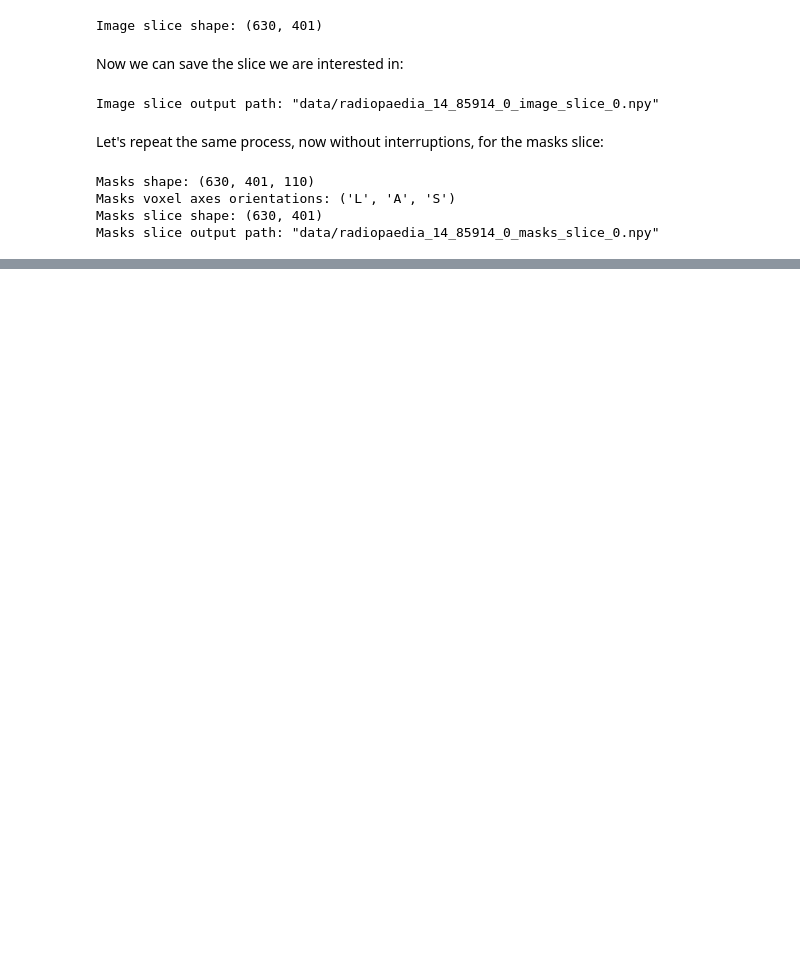
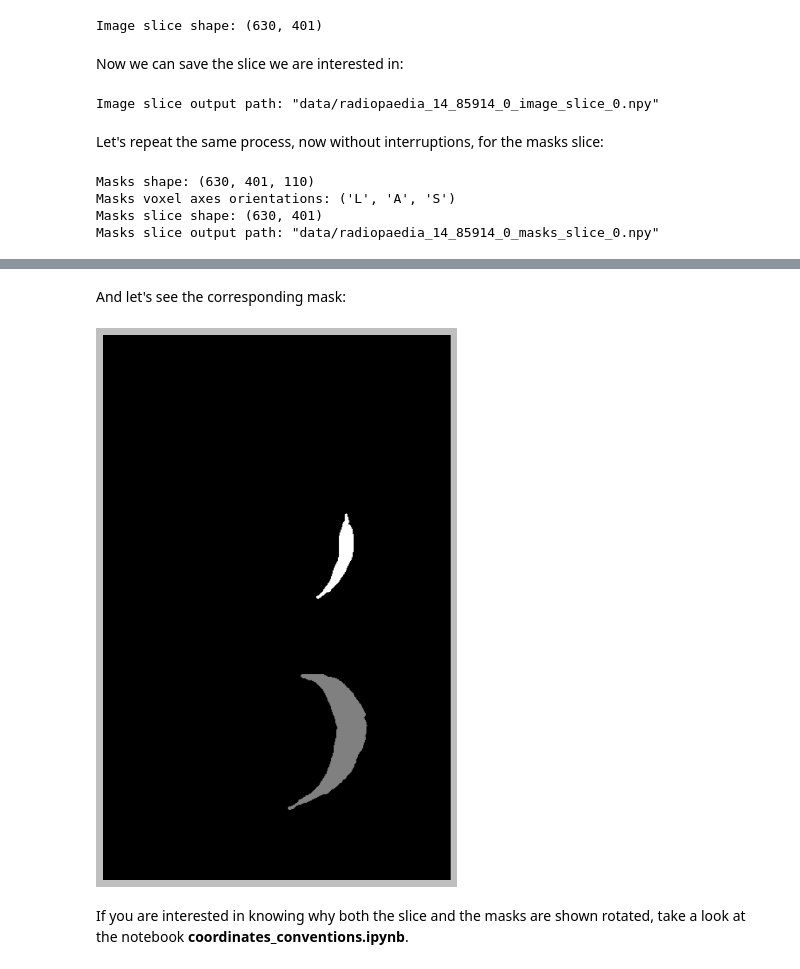
Before and after one commit to i3uex/sam, a Jupyter notebook: notebooks/get_slice.ipynb, the cells around one changed output, grey strips where cells are left out. Drawn from its saved outputs; the diff is of its cells as text; code cells hidden in the pictures; blank space fills up the shorter version.

Commit message:
Review notebook

```diff
--- a/notebooks/get_slice.ipynb
+++ b/notebooks/get_slice.ipynb
@@ -62,0 +87,12 @@ Masks slice output path: "data/radiopaedia_14_85914_0_masks_slice_0.npy"
+# %% [markdown]
+And let's see the corresponding mask:
+# %%
+plt.figure(figsize=(10, 10))
+plt.axis('off')
+plt.style.use('grayscale')
+plt.imshow(masks_slice)
+plt.show()
+# %% [output]
+[figure, added]
+# %% [markdown]
+If you are interested in knowing why both the slice and the masks are shown rotated, take a look at the notebook **coordinates_conventions.ipynb**.
```
Also changed, not shown: parts of 9 cells of this notebook, 2 other files.
